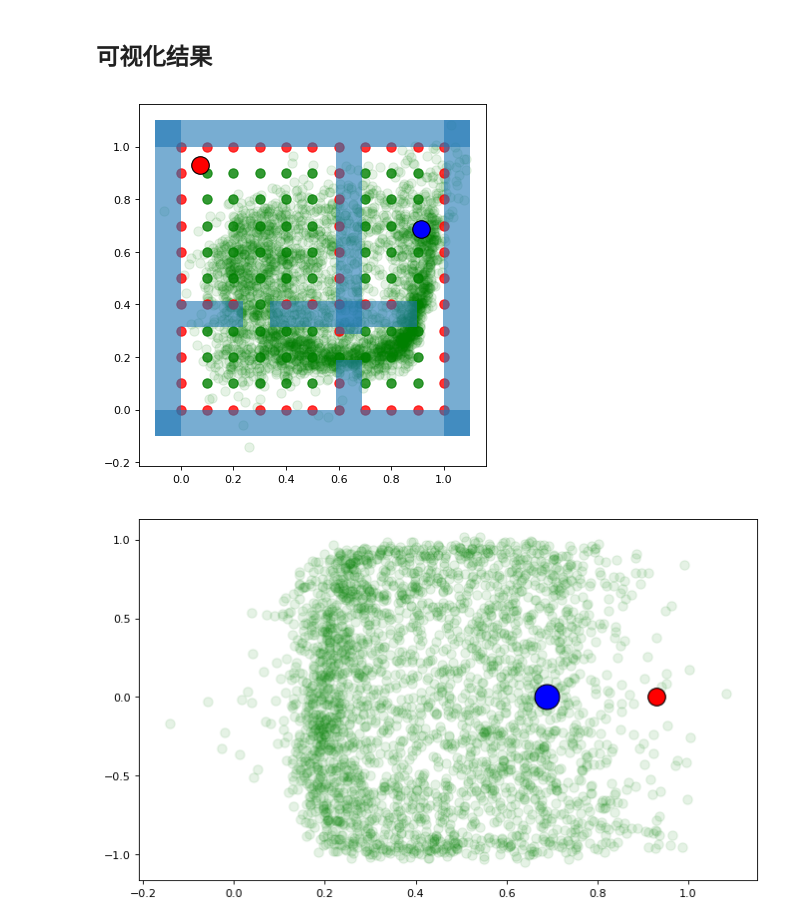
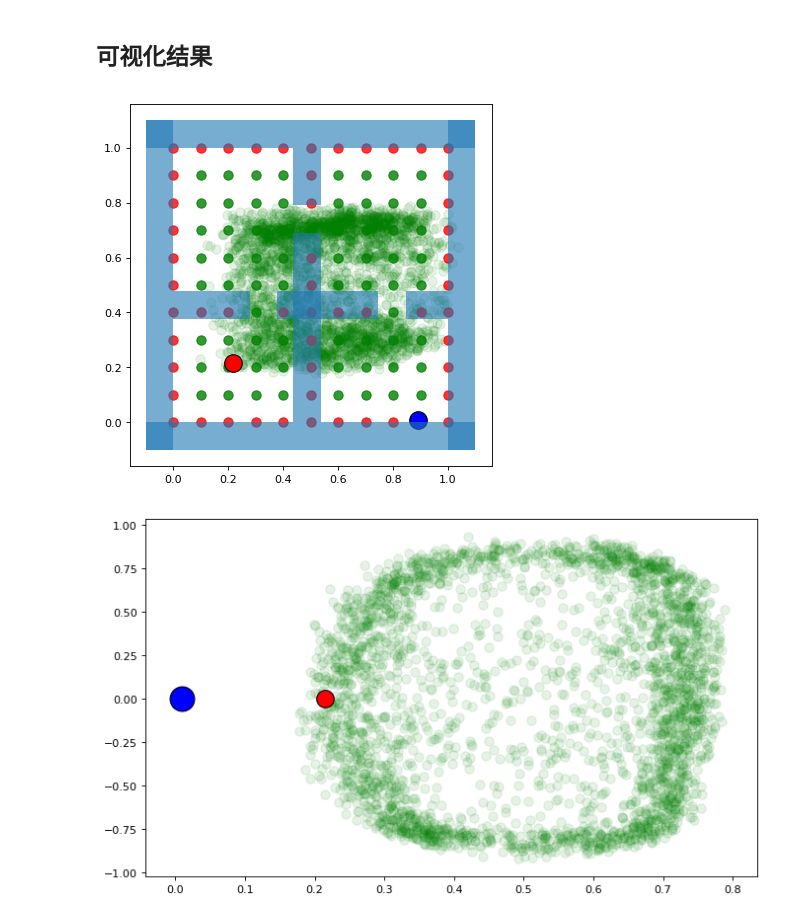
Before and after one commit to KarlRong/VAE-Motion-Planning, a Jupyter notebook: cvae_occ.ipynb, the cells around one changed output. Drawn from its saved outputs; the diff is of its cells as text; code cells hidden in the pictures.

```diff
--- a/cvae_occ.ipynb
+++ b/cvae_occ.ipynb
@@ -164,31 +164,31 @@ Train Epoch: 2425 [51200/66984 (76%)]   Loss: 0.006134
 # %%
 test_data = NarrowPassDataset(csv_file = "data/NarrowPassage/narrowDataOcc.txt",
                             sample_dim = X_dim,
                             condition_dim = c_dim,
                             occ_dim = occ_dim,
                             train = False)
 viz_idx =   torch.randint(0,len(test_data),[1]).item()
 
-viz_idx = 8712
+# viz_idx = 8712
 
 _, gap, condition = test_data[viz_idx]
 condition = torch.tensor(condition)
 model.eval()
 num_viz = 3000
 y_viz = model.decode(torch.cat((torch.randn(num_viz, z_dim).to(device),
                                 condition.expand(num_viz, -1).to(device)),
                                dim=-1))
 
 y_viz=y_viz.cpu().detach().numpy()
 condition=condition.cpu().detach().numpy()
 
 from utils.NarrowPassage import plotCondition, plotSample, plotSpeed
 
 # plotCondition(condition)
 plotSample(y_viz, gap)
 plotSpeed(y_viz, gap)
 # %% [output]
-[figure, old version]
+[figure, new version]
-[figure, old version]
+[figure, new version]
 # %%
 epoch, epoch_loss, epoch_mse = test(1)
```
Also changed, not shown: parts of 5 cells of this notebook, 4 other files.
